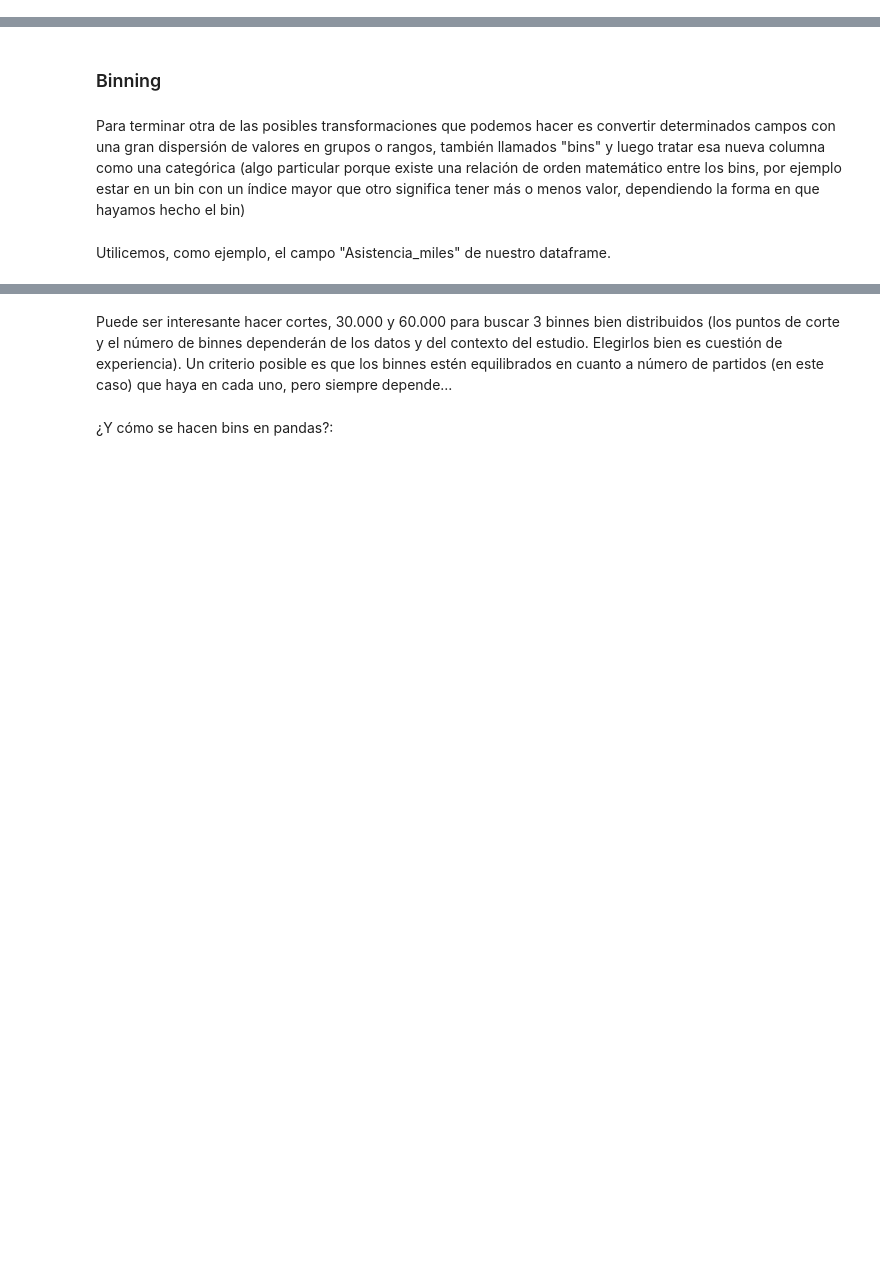
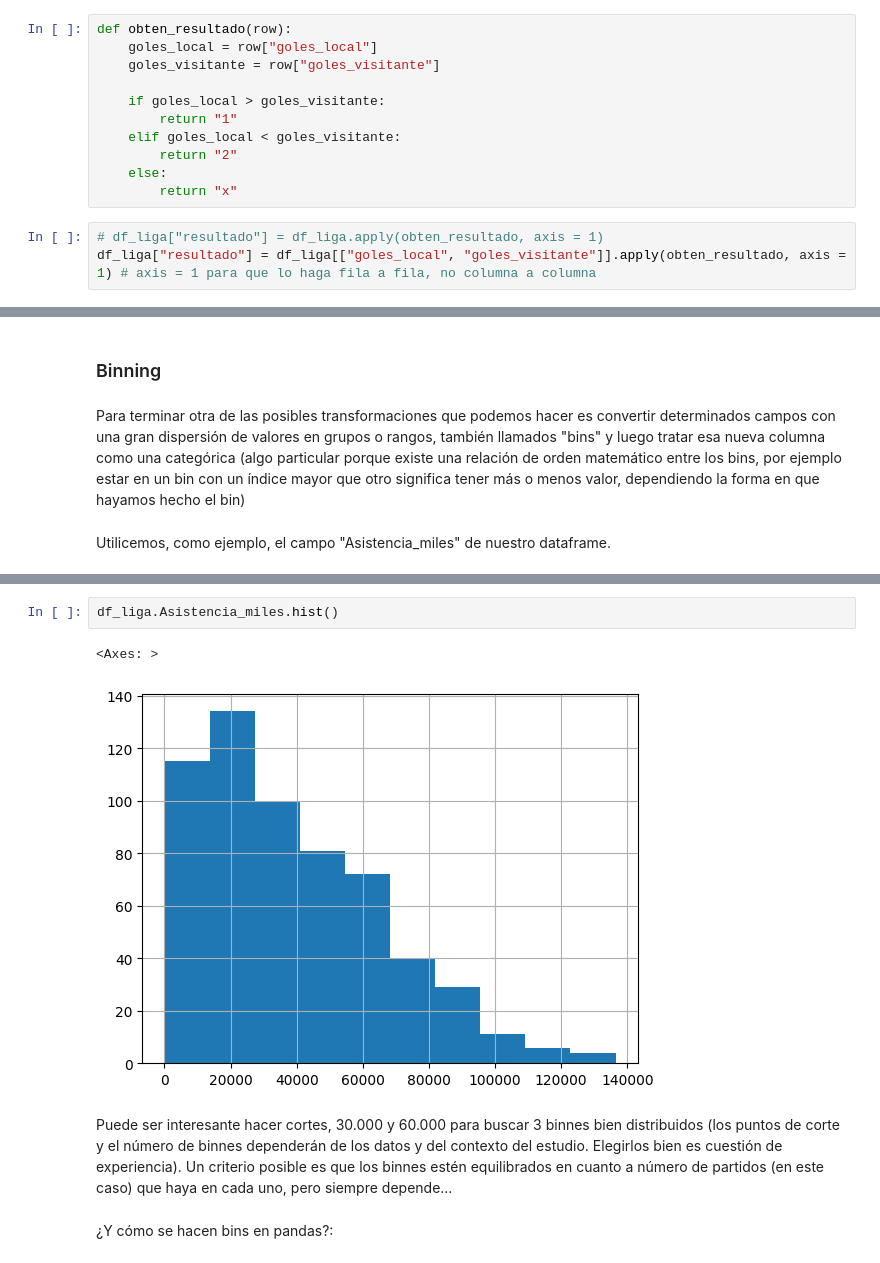
Before and after one commit to csanchosahun/DS-Online-Carlos-Sancho, a Jupyter notebook: 03_Data_Analysis/Sprint_05/Unidad_01_Introduccion_Procesos_ETL/01_Workout/08_Transformacion_Numeros.ipynb, the cells around one changed output, grey strips where cells are left out. Drawn from its saved outputs; the diff is of its cells as text; blank space fills up the shorter version.

```diff
--- a/03_Data_Analysis/Sprint_05/Unidad_01_Introduccion_Procesos_ETL/01_Workout/08_Transformacion_Numeros.ipynb
+++ b/03_Data_Analysis/Sprint_05/Unidad_01_Introduccion_Procesos_ETL/01_Workout/08_Transformacion_Numeros.ipynb
@@ -18,2 +26,16 @@ Para empezar echemos otro vistazo a nuestro dataset futbolero:
 # %% [markdown]
 Fíjate que no está computado el resultado. Cuando te encuentres dataframes donde faltan campos evidentes y que se pueden obtener de los ya existentes, no dudes, créalos en vez de estar haciéndolo cada vez que lo necesites. La única excepción es para aquellos campos que dependan de variables externas que se actualicen en medio del programa (de la ejecución del mismo)
+# %%
+def obten_resultado(row):
+    goles_local = row["goles_local"]
+    goles_visitante = row["goles_visitante"]
+
+    if goles_local > goles_visitante:
+        return "1"
+    elif goles_local < goles_visitante:
+        return "2"
+    else:
+        return "x"
+# %%
+# df_liga["resultado"] = df_liga.apply(obten_resultado, axis = 1)
+df_liga["resultado"] = df_liga[["goles_local", "goles_visitante"]].apply(obten_resultado, axis = 1) # axis = 1 para que lo haga fila a fila, no columna a columna
@@ -28,3 +90,8 @@ Utilicemos, como ejemplo, el campo "Asistencia_miles" de nuestro dataframe.
+# %%
+df_liga.Asistencia_miles.hist()
+# %% [output]
+<Axes: >
+[figure, added]
 # %% [markdown]
 Puede ser interesante hacer cortes,  30.000 y 60.000 para buscar 3 binnes bien distribuidos (los puntos de corte y el número de binnes dependerán de los datos y del contexto del estudio. Elegirlos bien es cuestión de experiencia). Un criterio posible es que los binnes estén equilibrados en cuanto a número de partidos (en este caso) que haya en cada uno, pero siempre depende...
 # %% [markdown]
```
Also changed, not shown: parts of 9 cells of this notebook.
